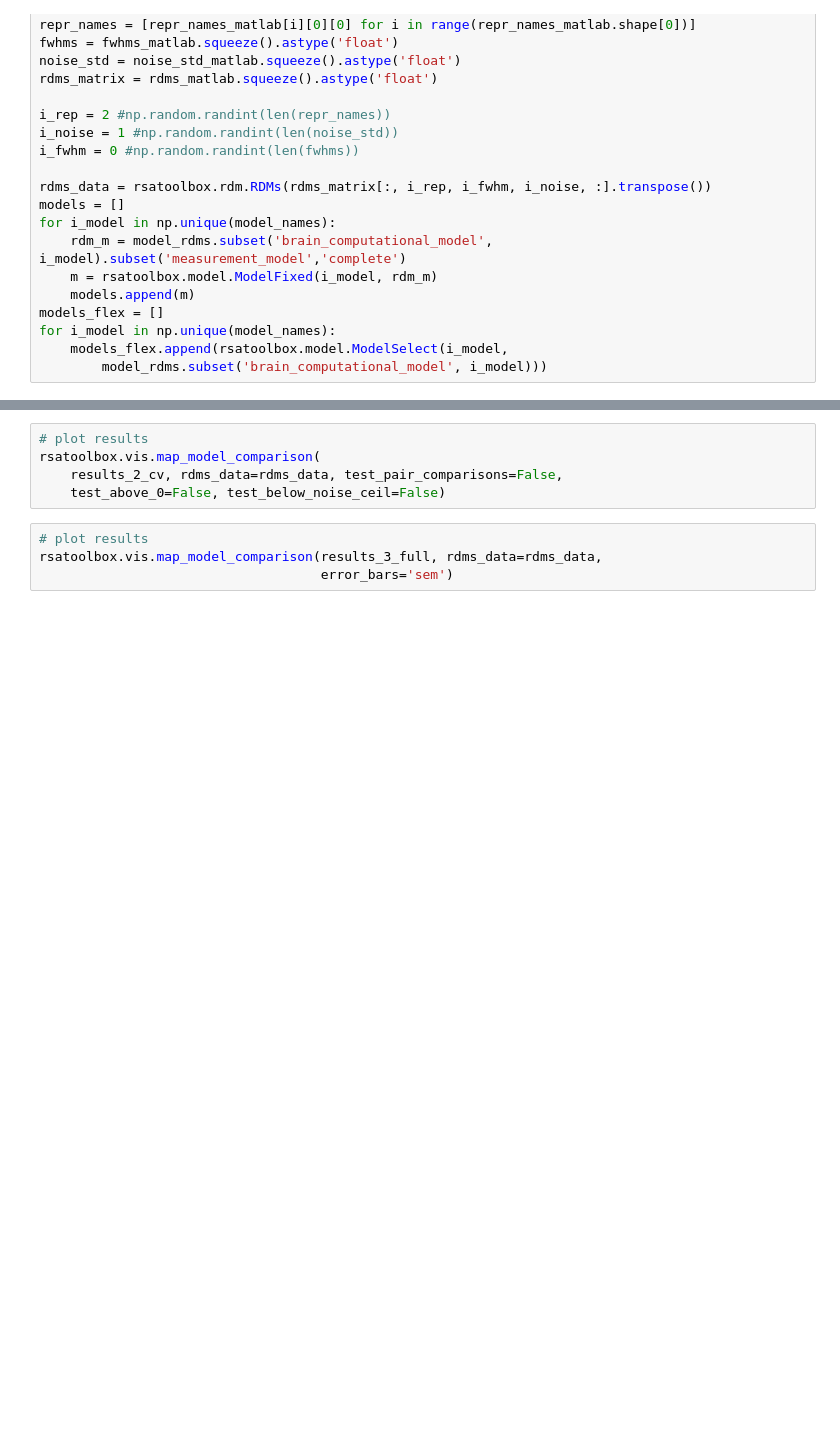
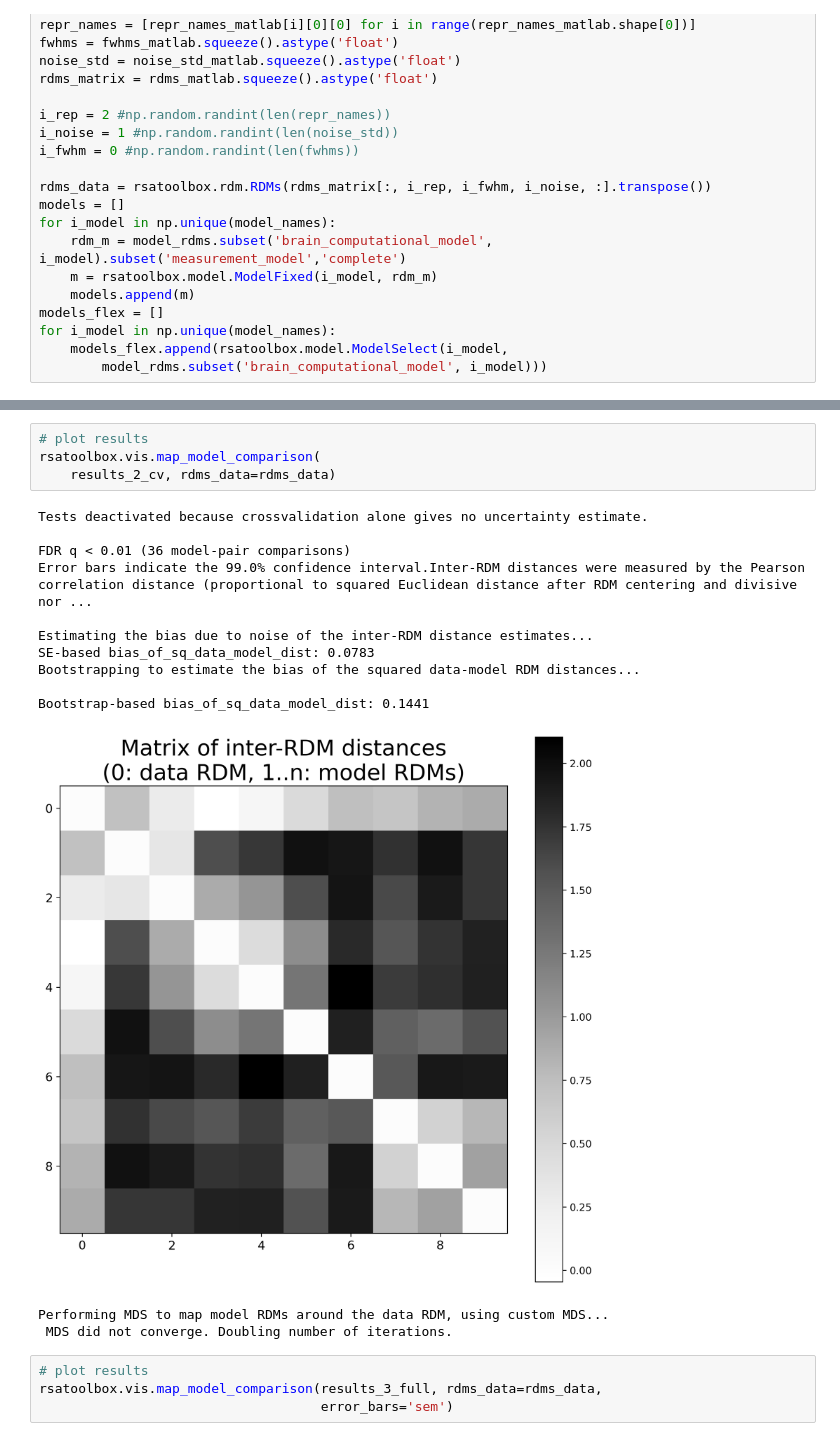
Before and after one commit to rsagroup/rsatoolbox, a Jupyter notebook: demos/demo_model_map.ipynb, the cells around one changed output, grey strips where cells are left out. Cells and saved outputs as stored; diff of their text form; blank space fills up the shorter version.

```diff
--- a/demos/demo_model_map.ipynb
+++ b/demos/demo_model_map.ipynb
@@ -66,8 +96,21 @@ rsatoolbox.vis.map_model_comparison(results_1, error_bars='sem')
 # %%
 # plot results
 rsatoolbox.vis.map_model_comparison(
-    results_2_cv, rdms_data=rdms_data, test_pair_comparisons=False,
-    test_above_0=False, test_below_noise_ceil=False)
+    results_2_cv, rdms_data=rdms_data)
+# %% [output]
+Tests deactivated because crossvalidation alone gives no uncertainty estimate.
+
+FDR q < 0.01 (36 model-pair comparisons)
+Error bars indicate the 99.0% confidence interval.Inter-RDM distances were measured by the Pearson correlation distance (proportional to squared Euclidean distance after RDM centering and divisive nor ...
+
+Estimating the bias due to noise of the inter-RDM distance estimates...
+SE-based bias_of_sq_data_model_dist: 0.0783
+Bootstrapping to estimate the bias of the squared data-model RDM distances...
+
+Bootstrap-based bias_of_sq_data_model_dist: 0.1441
+[figure, added]
+Performing MDS to map model RDMs around the data RDM, using custom MDS...
+ MDS did not converge. Doubling number of iterations.
 # %%
 # plot results
 rsatoolbox.vis.map_model_comparison(results_3_full, rdms_data=rdms_data,
```
Also changed, not shown: parts of 9 cells of this notebook.
